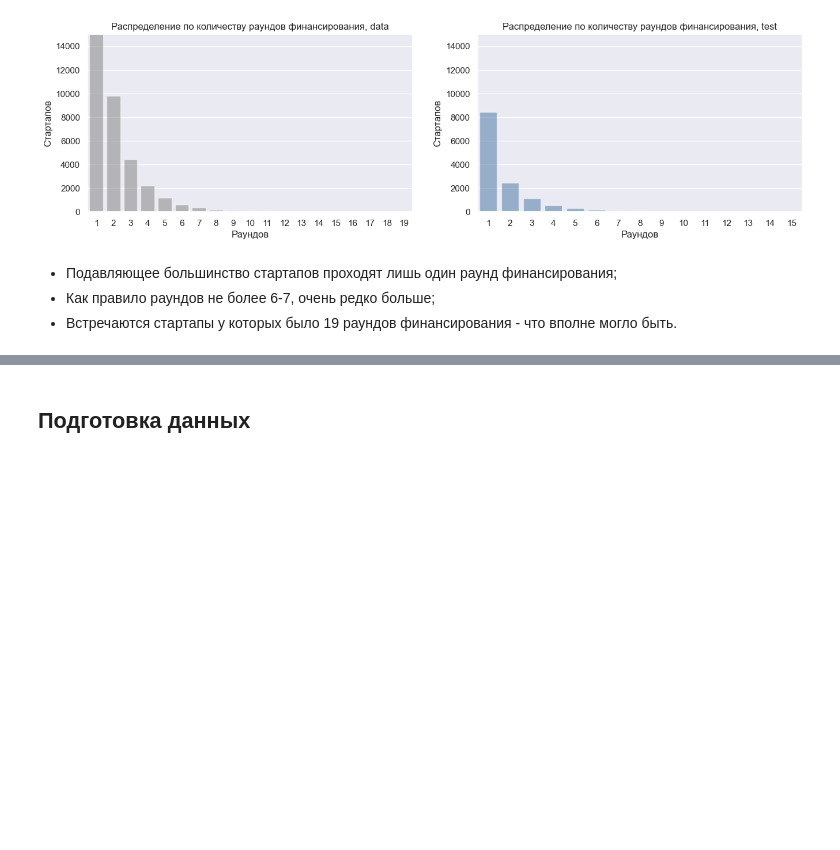
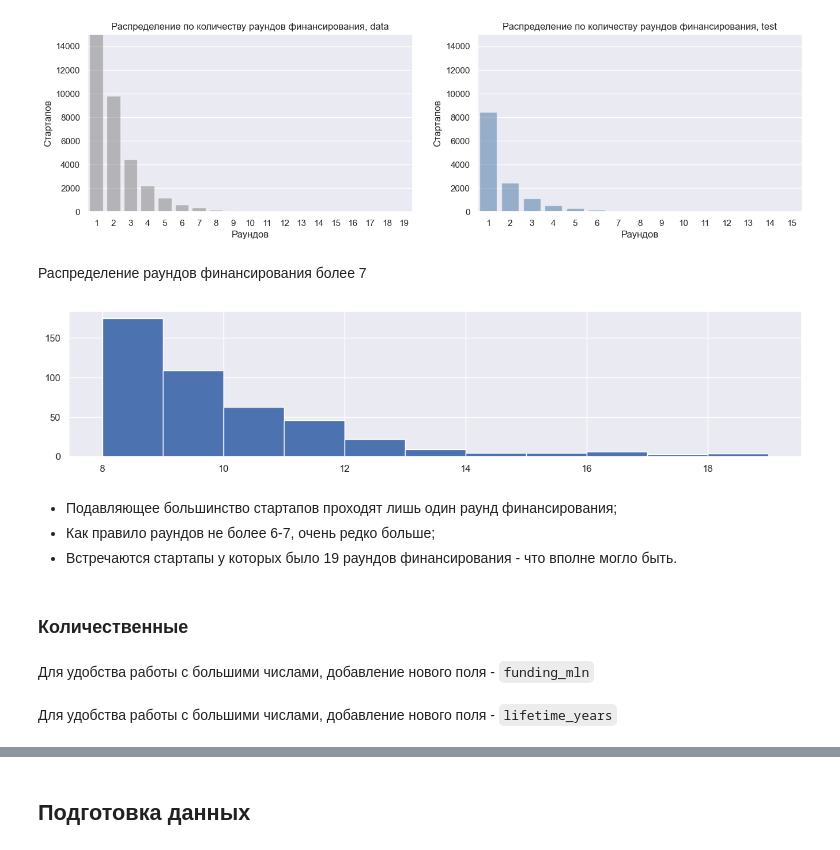
Before and after one commit to andrew-tvorogov/practicum_masterskaya_1, a Jupyter notebook: practicum_startups.ipynb, the cells around one changed output, grey strips where cells are left out. Saved outputs shown, nothing was run; the diff lists cells and outputs as text; code cells hidden in the pictures; blank space fills up the shorter version.

```diff
--- a/practicum_startups.ipynb
+++ b/practicum_startups.ipynb
@@ -1146,7 +1152,16 @@ show_two_countplots(startups_data, startups_test, 'funding_rounds', "Старт
                         f'Распределение по количеству раундов финансирования, test', (0, 15000))
 # %% [output]
 [figure]
+# %% [markdown]
+Распределение раундов финансирования более 7
+# %%
+startups_data[startups_data['funding_rounds'] > 7]['funding_rounds'].hist(figsize=(15,3), bins=11) ;
+#startups_data.pivot_table(index='funding_rounds', values='name', aggfunc='count').sort_values(by=['funding_rounds'],ascending=True)
+# %% [output]
+[figure, added]
 # %% [markdown]
 - Подавляющее большинство стартапов проходят лишь один раунд финансирования;
 - Как правило раундов не более 6-7, очень редко больше;
 - Встречаются стартапы у которых было 19 раундов финансирования - что вполне могло быть.
+# %% [markdown]
+### Количественные
@@ -1152,0 +1170,2 @@ show_two_countplots(startups_data, startups_test, 'funding_rounds', "Старт
+# %% [markdown]
+Для удобства работы с большими числами, добавление нового поля - ``funding_mln``
@@ -1152,0 +1175,2 @@ show_two_countplots(startups_data, startups_test, 'funding_rounds', "Старт
+# %% [markdown]
+Для удобства работы с большими числами, добавление нового поля - ``lifetime_years``
```
Also changed, not shown: parts of 40 cells of this notebook.
